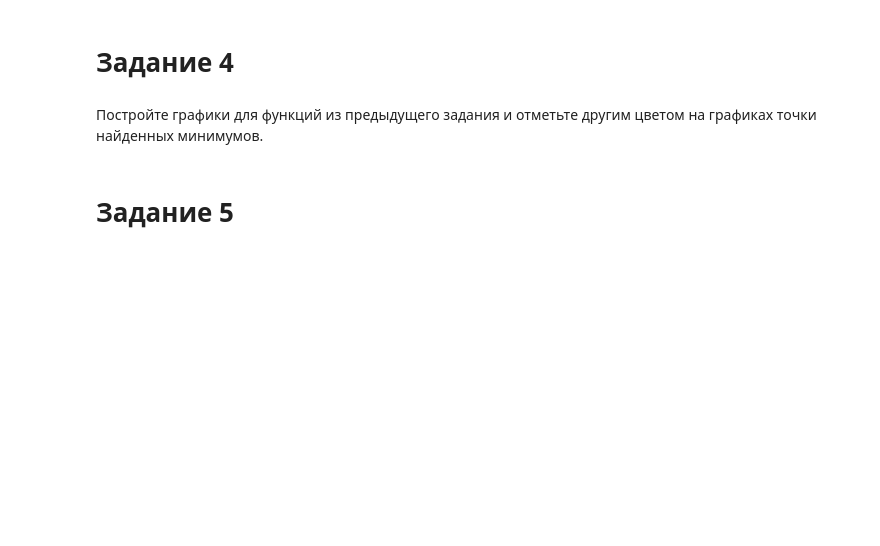
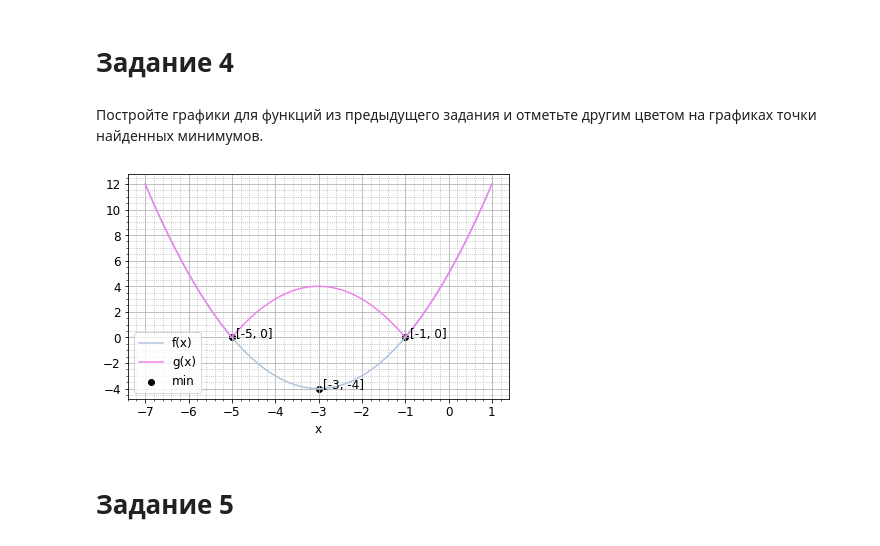
Before and after one commit to eispoohw/CS493-Math-Methods-in-ML, a Jupyter notebook: lab1.ipynb, the cells around one changed output. Drawn from its saved outputs; the diff is of its cells as text; code cells hidden in the pictures; blank space fills up the shorter version.

```diff
--- a/lab1.ipynb
+++ b/lab1.ipynb
@@ -62,0 +117,18 @@ $g(x) = |f(x)|$
+# %%
+# define array of min coordinates
+coordinates = np.array([float(-a)])
+
+# leftDot, rightDot: function change points
+# bound_segment: value to draw function graph
+left_dot = -a
+right_dot = -a
+bound_segment = 1
+
+if b > 0:
+    # g(x) is piecewise-defined function
+    left_dot -= np.sqrt(b)
+    right_dot += np.sqrt(b)
+    bound_segment += np.sqrt(b)/2
+    coordinates = np.append(coordinates, [left_dot, right_dot])
+
+print(coordinates)
@@ -64,6 +138,29 @@ $g(x) = |f(x)|$
 # Задание 4
 # %% [markdown]
 Постройте графики для функций из предыдущего задания и отметьте другим цветом на графиках точки найденных минимумов.
+# %%
+import matplotlib
+import matplotlib.pyplot as plt
+
+matplotlib.rcParams.update({'font.size': 12})
+x = np.linspace(left_dot - bound_segment,  right_dot + bound_segment, 500)
+
+plt.plot(x, f(x), color='lightsteelblue', label='f(x)')
+plt.plot(x, g(x), color='violet', label='g(x)')
+plt.scatter(coordinates, f(coordinates), color='black', marker='o', label='min')
+for c in coordinates:
+    plt.text(c + 0.1, f(c), f"[{round(c)}, {round(f(c))}]")
+plt.legend()
+
+plt.minorticks_on()
+plt.xlabel('x')
+plt.grid(which='major')
+plt.grid(which='minor', linestyle=':')
+plt.tight_layout()
+
+plt.show()
+# %% [output]
+[figure, added]
 # %% [markdown]
 # Задание 5
 # %% [markdown]
```
Also changed, not shown: parts of 21 cells of this notebook.
